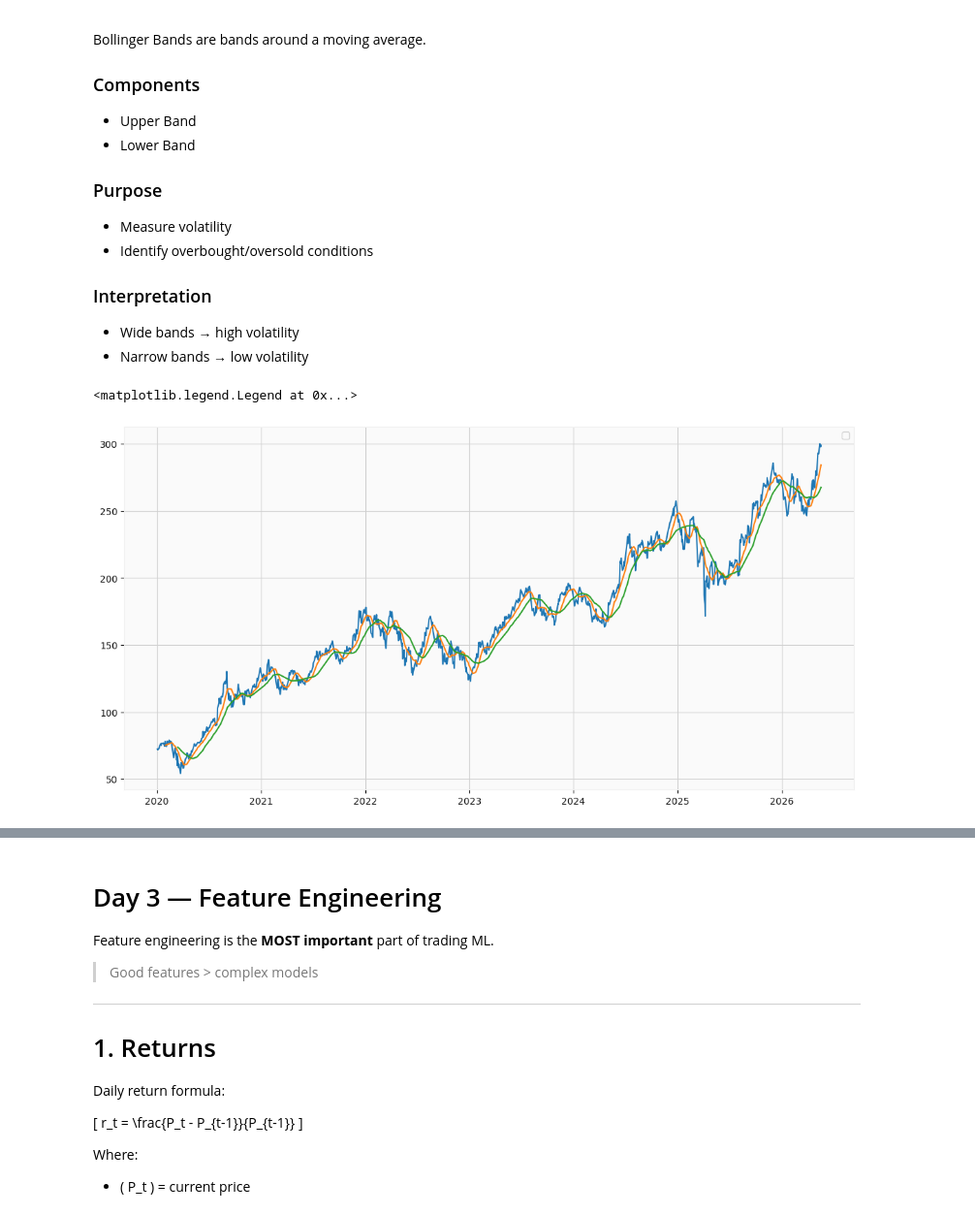
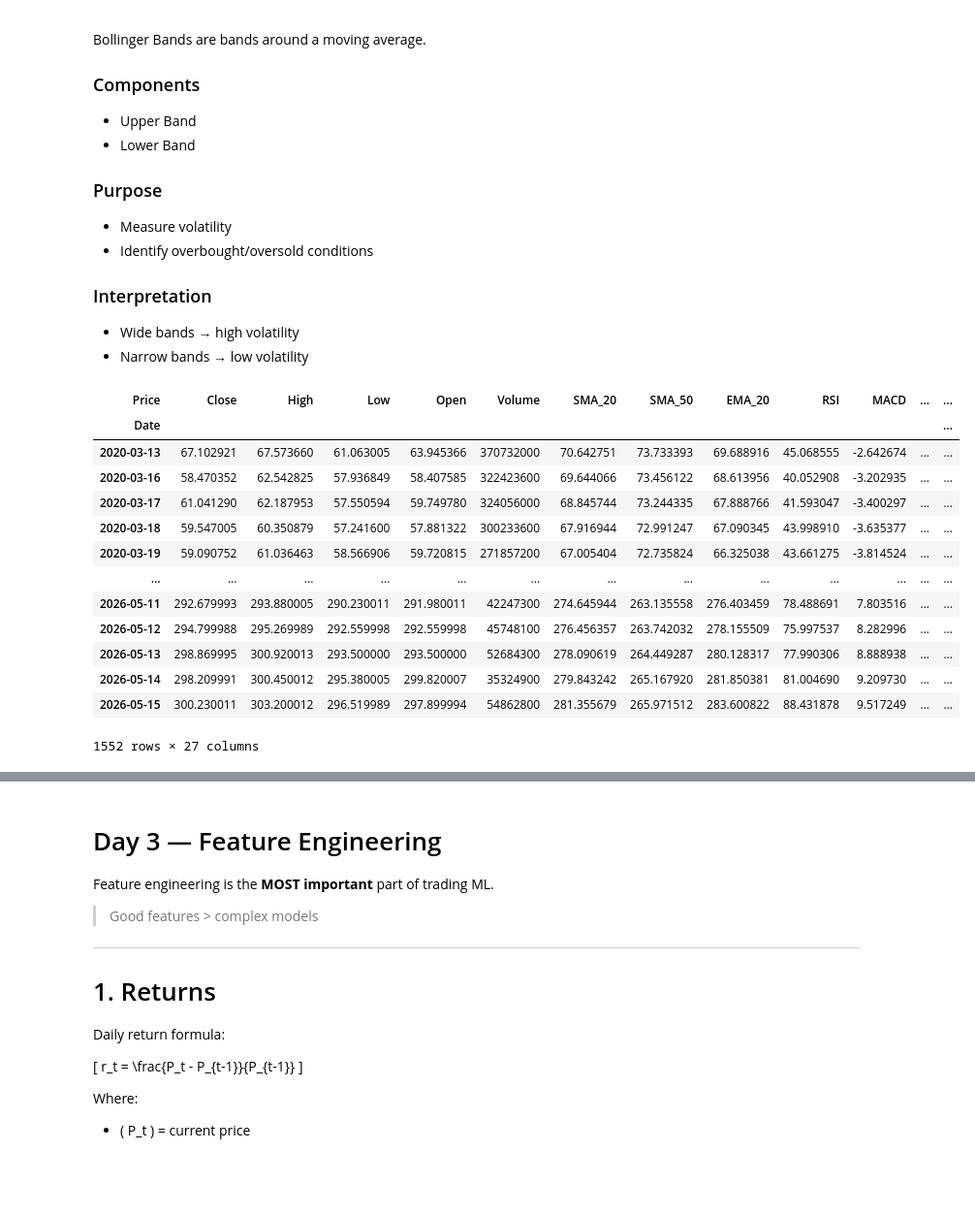
Before and after one commit to Aayushh910/AI-Financial-Trading-System, a Jupyter notebook: Notebooks/Mini Project(ML).ipynb, the cells around one changed output, grey strips where cells are left out. Shown at 97% size. Cells and saved outputs as stored; diff of their text form; code cells hidden in the pictures; blank space fills up the shorter version.

```diff
--- a/Notebooks/Mini Project(ML).ipynb
+++ b/Notebooks/Mini Project(ML).ipynb
@@ -399,15 +341,31 @@ Bollinger Bands are bands around a moving average.
 data['SMA_20'] = data['Close'].rolling(20).mean()
 # %%
 data['EMA_20'] = data['Close'].ewm(span=20).mean()
+# %%
+data.dropna(inplace=True)
+# %%
+data
+# %% [output]
+| Price | Close | High | Low | Open | Volume | SMA_20 | SMA_50 | EMA_20 | RSI | MACD | ... | ... |
+| Date |  |  |  |  |  |  |  |  |  |  |  | ... |
+| 2020-03-13 | 67.102921 | 67.573660 | 61.063005 | 63.945366 | 370732000 | 70.642751 | 73.733393 | 69.688916 | 45.068555 | -2.642674 | ... | ... |
+| 2020-03-16 | 58.470352 | 62.542825 | 57.936849 | 58.407585 | 322423600 | 69.644066 | 73.456122 | 68.613956 | 40.052908 | -3.202935 | ... | ... |
+| 2020-03-17 | 61.041290 | 62.187953 | 57.550594 | 59.749780 | 324056000 | 68.845744 | 73.244335 | 67.888766 | 41.593047 | -3.400297 | ... | ... |
+| 2020-03-18 | 59.547005 | 60.350879 | 57.241600 | 57.881322 | 300233600 | 67.916944 | 72.991247 | 67.090345 | 43.998910 | -3.635377 | ... | ... |
+| 2020-03-19 | 59.090752 | 61.036463 | 58.566906 | 59.720815 | 271857200 | 67.005404 | 72.735824 | 66.325038 | 43.661275 | -3.814524 | ... | ... |
+| ... | ... | ... | ... | ... | ... | ... | ... | ... | ... | ... | ... | ... |
+| 2026-05-11 | 292.679993 | 293.880005 | 290.230011 | 291.980011 | 42247300 | 274.645944 | 263.135558 | 276.403459 | 78.488691 | 7.803516 | ... | ... |
+| 2026-05-12 | 294.799988 | 295.269989 | 292.559998 | 292.559998 | 45748100 | 276.456357 | 263.742032 | 278.155509 | 75.997537 | 8.282996 | ... | ... |
+| 2026-05-13 | 298.869995 | 300.920013 | 293.500000 | 293.500000 | 52684300 | 278.090619 | 264.449287 | 280.128317 | 77.990306 | 8.888938 | ... | ... |
+| 2026-05-14 | 298.209991 | 300.450012 | 295.380005 | 299.820007 | 35324900 | 279.843242 | 265.167920 | 281.850381 | 81.004690 | 9.209730 | ... | ... |
+| 2026-05-15 | 300.230011 | 303.200012 | 296.519989 | 297.899994 | 54862800 | 281.355679 | 265.971512 | 283.600822 | 88.431878 | 9.517249 | ... | ... |
+1552 rows × 27 columns
 # %%
 plt.figure(figsize=(14,7))
 plt.plot(data['Close'])
 plt.plot(data['SMA_20'])
 plt.plot(data['SMA_50'])
 plt.legend()
-# %% [output]
-<matplotlib.legend.Legend at 0x...>
-[figure, removed]
 # %%
 delta = data['Close'].diff()
 
```
Also changed, not shown: parts of 27 cells of this notebook.
